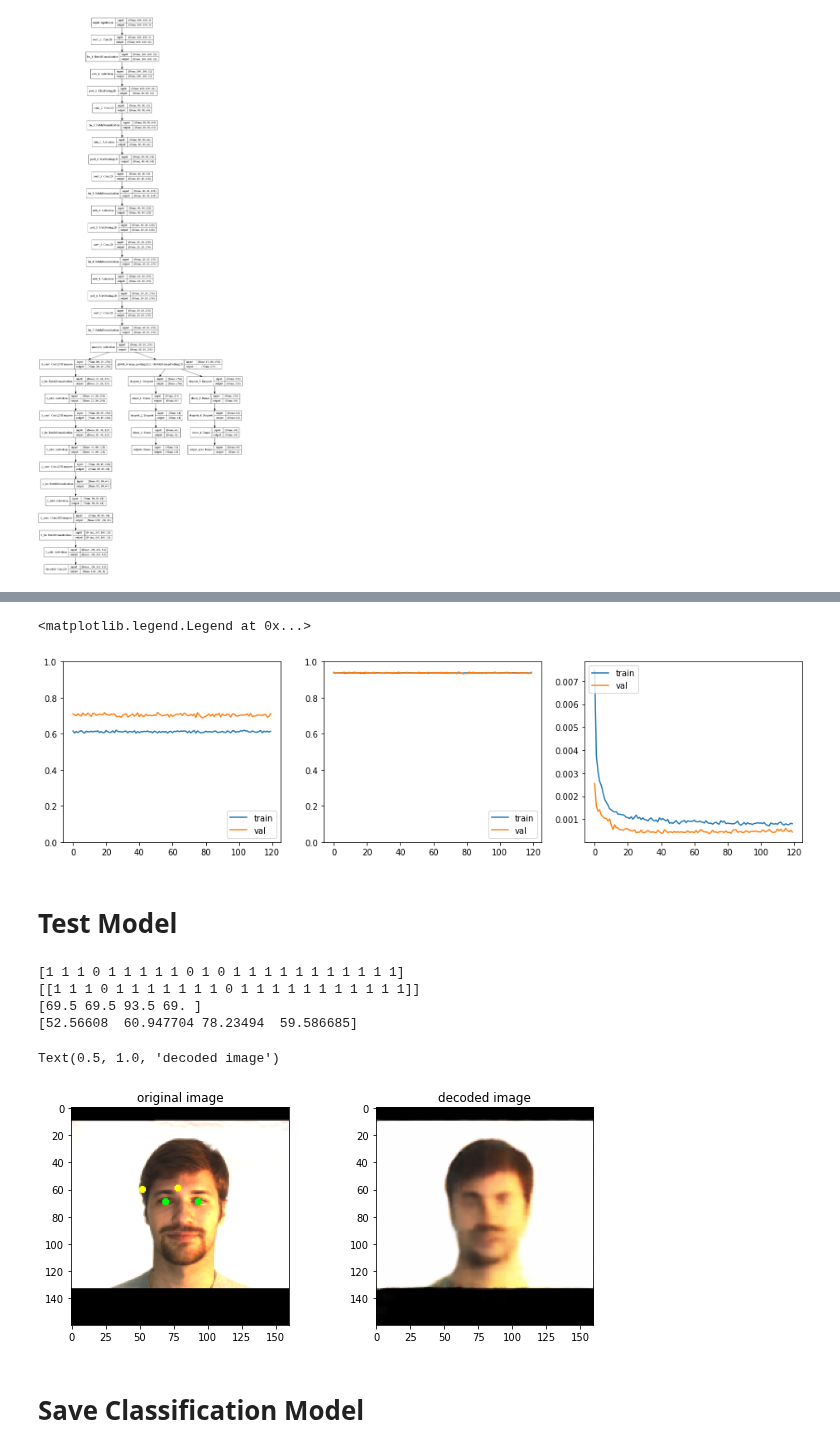
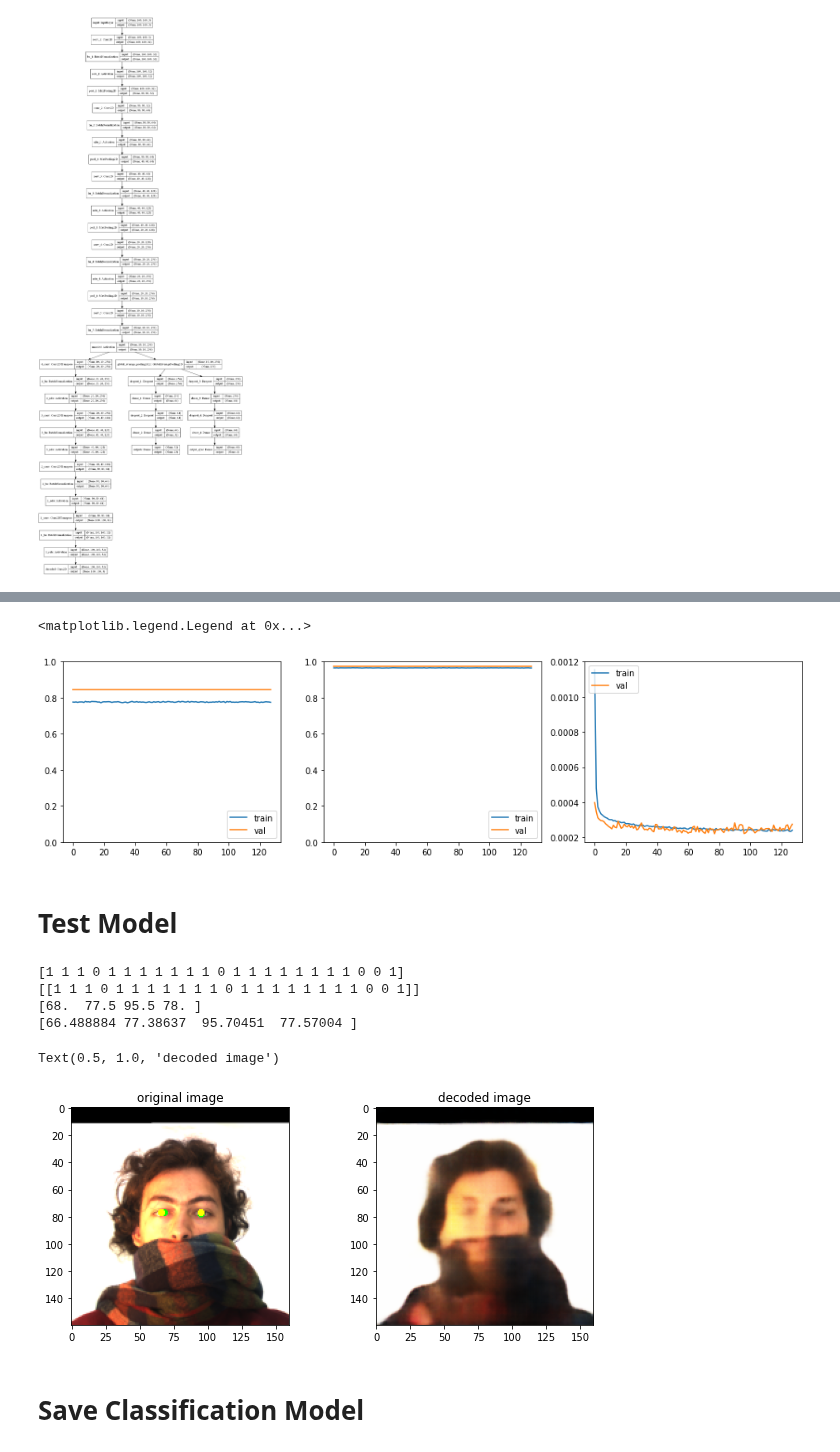
Before and after one commit to arnaldog12/icaonet, a Jupyter notebook: notebooks/supervised_unsupervised/Multilearning-Finetune.ipynb, the cells around one changed output, grey strips where cells are left out. Cells and saved outputs as stored; diff of their text form; code cells hidden in the pictures.

Commit message:
🏷️ submit v0.9.11 to FVC
re-train eye's branch after findings:
- remove non-detected faces from dataset
- sigmoid + mse
- no data augmentation
- zero loss for other branches

```diff
--- a/notebooks/supervised_unsupervised/Multilearning-Finetune.ipynb
+++ b/notebooks/supervised_unsupervised/Multilearning-Finetune.ipynb
@@ -109,3 +109,6 @@ print(len(mrks))
 y_eyes.min(), y_eyes.max()
 # %% [output]
 (51.5, 108.0)
+# %%
+x /= 255
+y_eyes /= x.shape[1]
@@ -306,22 +260,25 @@ list_callbacks = [
     EarlyStopping(monitor=METRIC_TO_MONITOR, mode="min", patience=50, verbose=1, restore_best_weights=True)
 ]
 
-affine_params = dict(
-    translate_percent=[-0.1, 0.1],
-    rotate=[-10, 10],
-    scale=[0.9, 1.1],
-    order=0,
-)
+outputs_train = {
+    "decoded": x_train,
+    "outputs": y_train_reqs,
+    "output_eyes": y_train_eyes,
+}
 
-gen_train = ImageLandmarkGenerator(x_train, y_train_reqs, y_train_eyes, batch_size=32, **affine_params)
-gen_valid = ImageLandmarkGenerator(x_val, y_val_reqs, y_val_eyes, batch_size=32, **affine_params)
+outputs_valid = {
+    "decoded": x_val,
+    "outputs": y_val_reqs,
+    "output_eyes": y_val_eyes,
+}
 
-hist = model.fit_generator(
-    gen_train,
-    steps_per_epoch=100,
+hist = model.fit(
+    x=x_train,
+    y=outputs_train,
+    batch_size=32,
     epochs=500,
-    validation_data=gen_valid,
-    callbacks=list_callbacks
+    validation_data=(x_val, outputs_valid),
+    callbacks=list_callbacks,
 )
 
 plot.keras_hist(hist.history)
@@ -366,47 +323,47 @@ plt.plot(history['val_output_eyes_loss'], label='val')
 plt.legend(loc='upper left')
 # %% [output]
 <matplotlib.legend.Legend at 0x...>
-[figure, old version]
+[figure, new version]
 # %% [markdown]
 # Test Model
 # %%
 random_idx = np.random.choice(x_val.shape[0])
 im = np.expand_dims(x_val[random_idx], axis=0)
 y_true_reqs = y_val_reqs[random_idx]
-y_true_eyes = y_val_eyes[random_idx]
+y_true_eyes = y_val_eyes[random_idx] * im.shape[1]
 
-y_pred_decoded, y_pred_reqs, y_pred_eyes = model.predict(im / 255)
+y_pred_decoded, y_pred_reqs, y_pred_eyes = model.predict(im)
 y_pred_reqs = np.where(y_pred_reqs > 0.5, 1, 0)
 y_pred_eyes = (y_pred_eyes * im.shape[1]).flatten()
 
 print(y_true_reqs, y_pred_reqs, sep='\n')
 print(y_true_eyes, y_pred_eyes, sep='\n')
 
-im = im.squeeze()[:, :, ::-1].astype(np.uint8)
+im = (im * 255).squeeze()[:, :, ::-1].astype(np.uint8)
 true_r = tuple(y_true_eyes[:2].astype(np.int))
 true_l = tuple(y_true_eyes[2:].astype(np.int))
 pred_r = tuple(y_pred_eyes[:2].astype(np.int))
 pred_l = tuple(y_pred_eyes[2:].astype(np.int))
 cv2.circle(im, true_r, radius=1, color=(0, 255, 0), thickness=2)
 cv2.circle(im, true_l, radius=1, color=(0, 255, 0), thickness=2)
 cv2.circle(im, pred_r, radius=1, color=(255, 255, 0), thickness=2)
 cv2.circle(im, pred_l, radius=1, color=(255, 255, 0), thickness=2)
 
 plt.figure(figsize=(10, 4))
 plt.subplot(1, 2, 1)
 plt.imshow(im)
 plt.title('original image')
 
 plt.subplot(1, 2, 2)
 plt.imshow(y_pred_decoded.squeeze()[:, :, ::-1])
 plt.title('decoded image')
 # %% [output]
-[1 1 1 0 1 1 1 1 1 0 1 0 1 1 1 1 1 1 1 1 1 1 1]
-[[1 1 1 0 1 1 1 1 1 1 1 0 1 1 1 1 1 1 1 1 1 1 1]]
-[69.5 69.5 93.5 69. ]
-[52.56608  60.947704 78.23494  59.586685]
+[1 1 1 0 1 1 1 1 1 1 1 0 1 1 1 1 1 1 1 1 0 0 1]
+[[1 1 1 0 1 1 1 1 1 1 1 0 1 1 1 1 1 1 1 1 0 0 1]]
+[68.  77.5 95.5 78. ]
+[66.488884 77.38637  95.70451  77.57004 ]
 Text(0.5, 1.0, 'decoded image')
-[figure, old version]
+[figure, new version]
 # %% [markdown]
 # Save Classification Model
 # %%
```
Also changed, not shown: parts of 12 cells of this notebook, 3 other files.
